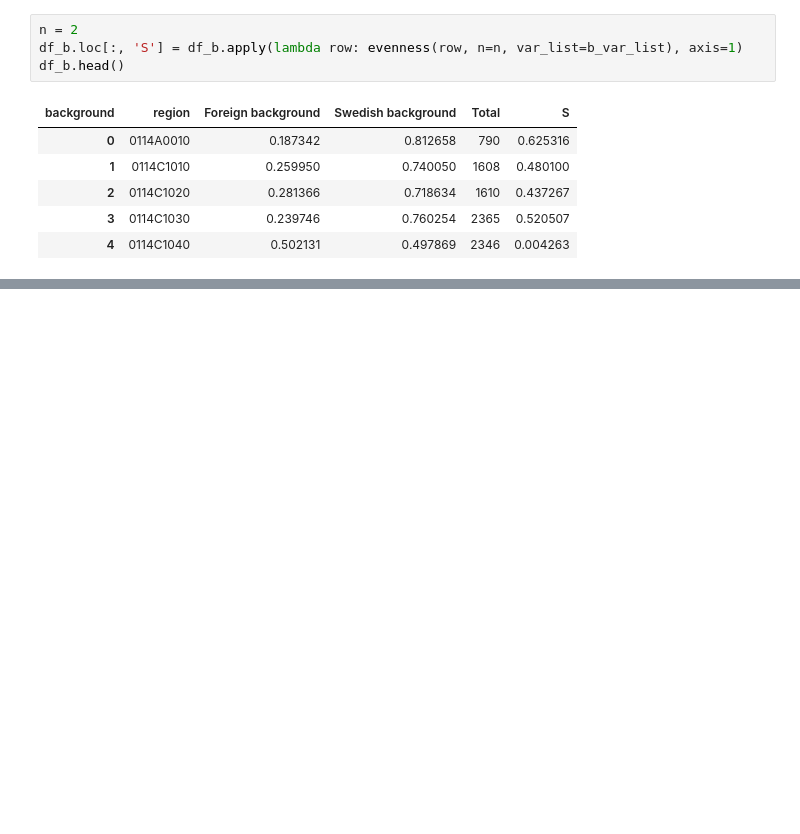
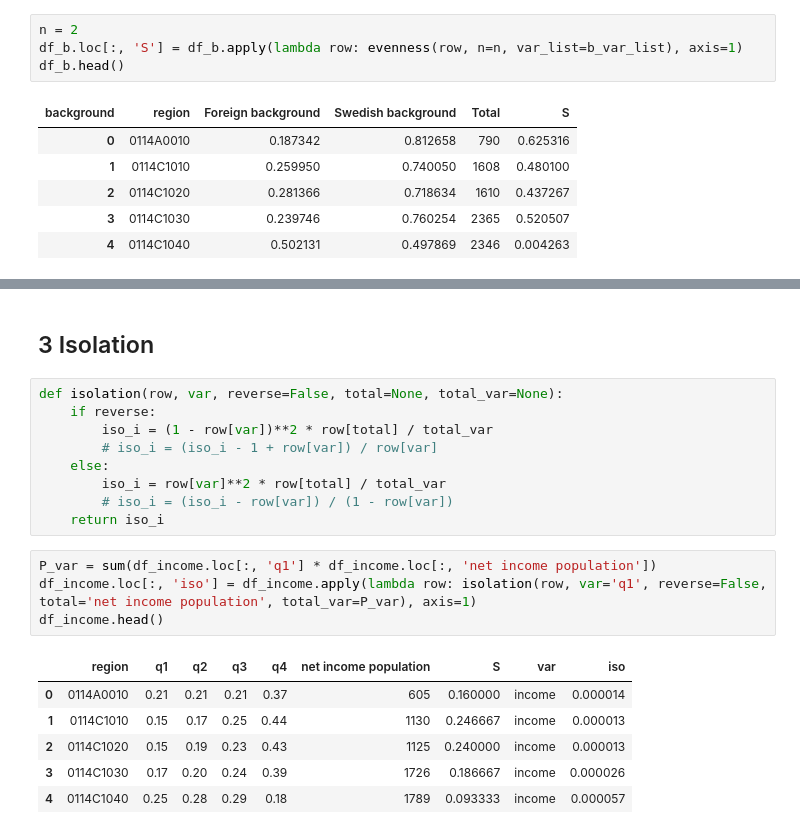
Before and after one commit to MobiSegInsights/mobi-social-segregation-se, a Jupyter notebook: src/4-residential-segregation.ipynb, the cells around one changed output, grey strips where cells are left out. Drawn from its saved outputs; the diff is of its cells as text; blank space fills up the shorter version.

```diff
--- a/src/4-residential-segregation.ipynb
+++ b/src/4-residential-segregation.ipynb
@@ -191,0 +205,22 @@ df_b.head()
+# %% [markdown]
+## 3 Isolation
+# %%
+def isolation(row, var, reverse=False, total=None, total_var=None):
+    if reverse:
+        iso_i = (1 - row[var])**2 * row[total] / total_var
+        # iso_i = (iso_i - 1 + row[var]) / row[var]
+    else:
+        iso_i = row[var]**2 * row[total] / total_var
+        # iso_i = (iso_i - row[var]) / (1 - row[var])
+    return iso_i
+# %%
+P_var = sum(df_income.loc[:, 'q1'] * df_income.loc[:, 'net income population'])
+df_income.loc[:, 'iso'] = df_income.apply(lambda row: isolation(row, var='q1', reverse=False, total='net income population', total_var=P_var), axis=1)
+df_income.head()
+# %% [output]
+|  | region | q1 | q2 | q3 | q4 | net income population | S | var | iso |
+| 0 | 0114A0010 | 0.21 | 0.21 | 0.21 | 0.37 | 605 | 0.160000 | income | 0.000014 |
+| 1 | 0114C1010 | 0.15 | 0.17 | 0.25 | 0.44 | 1130 | 0.246667 | income | 0.000013 |
+| 2 | 0114C1020 | 0.15 | 0.19 | 0.23 | 0.43 | 1125 | 0.240000 | income | 0.000013 |
+| 3 | 0114C1030 | 0.17 | 0.20 | 0.24 | 0.39 | 1726 | 0.186667 | income | 0.000026 |
+| 4 | 0114C1040 | 0.25 | 0.28 | 0.29 | 0.18 | 1789 | 0.093333 | income | 0.000057 |
```
Also changed, not shown: parts of 14 cells of this notebook, 11 other files.
